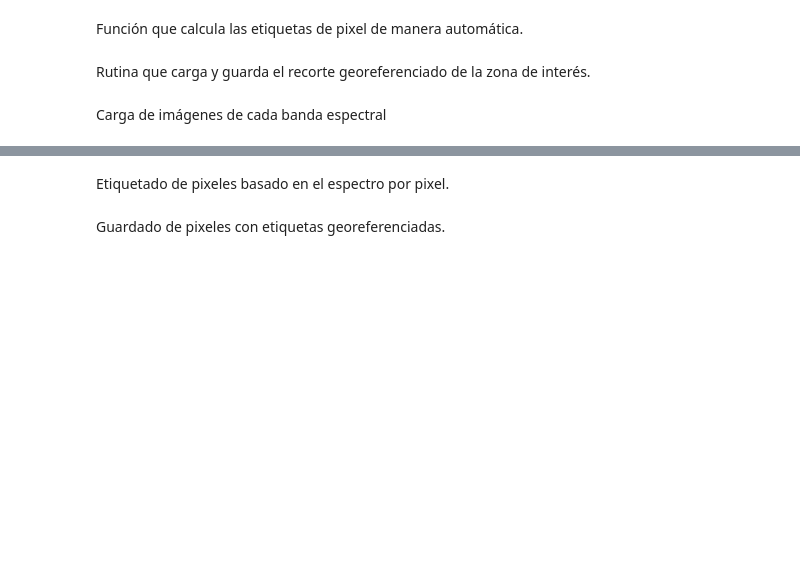
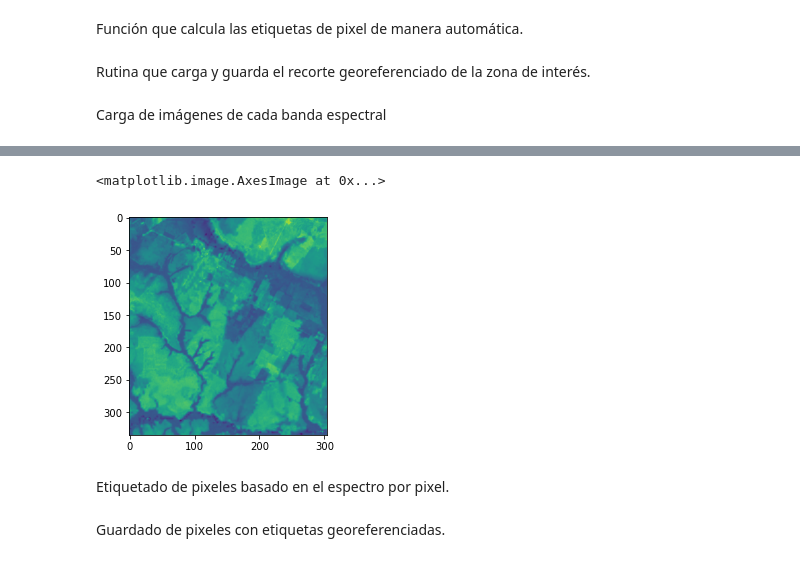
Before and after one commit to AGROSAVIA-EXTERNOS/AgClust, a Jupyter notebook: Documentacion/Model/main.ipynb, the cells around one changed output, grey strips where cells are left out. Cells and saved outputs as stored; diff of their text form; code cells hidden in the pictures; blank space fills up the shorter version.

```diff
--- a/Documentacion/Model/main.ipynb
+++ b/Documentacion/Model/main.ipynb
@@ -206,2 +218,7 @@ bands = [read_band(href) for href in signed_hrefs]
+# %%
+plt.imshow(bands[0])
+# %% [output]
+<matplotlib.image.AxesImage at 0x...>
+[figure, added]
 # %% [markdown]
 Etiquetado de pixeles basado en el espectro por pixel.
```
Also changed, not shown: parts of 5 cells of this notebook.
